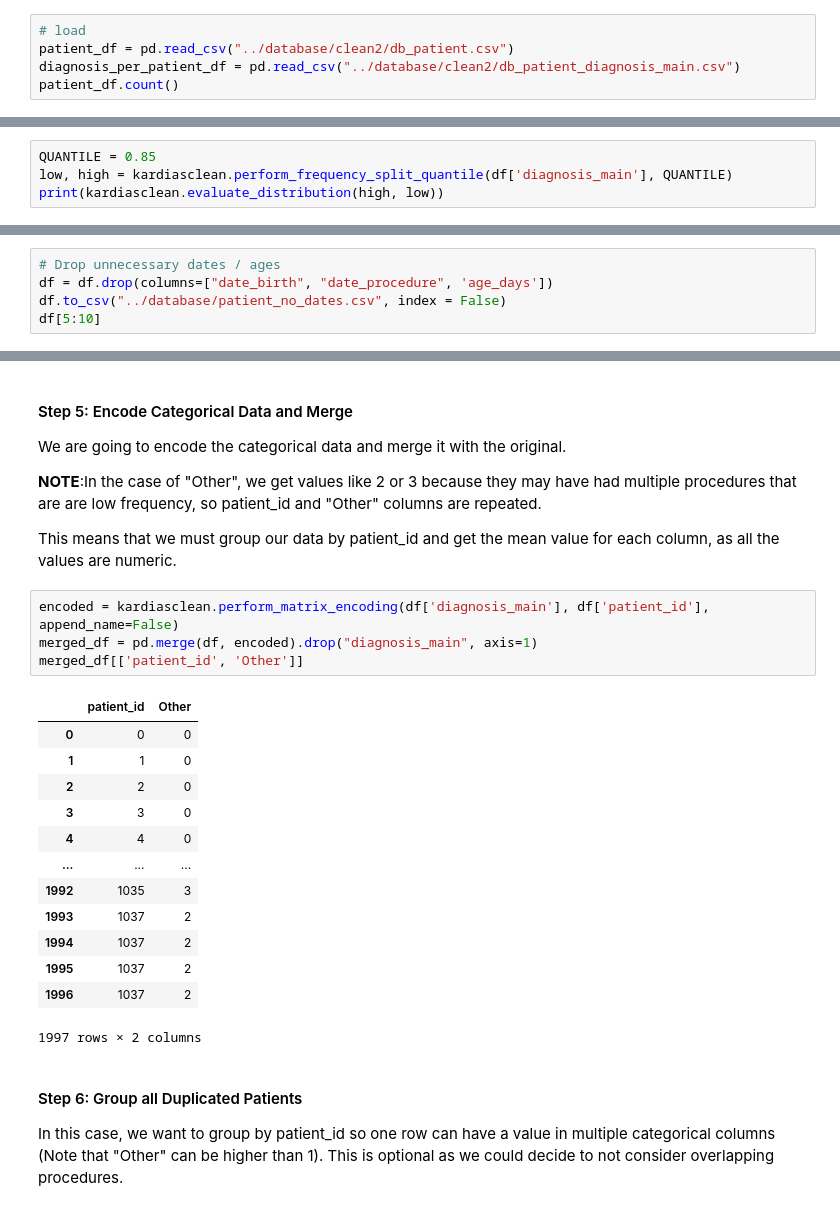
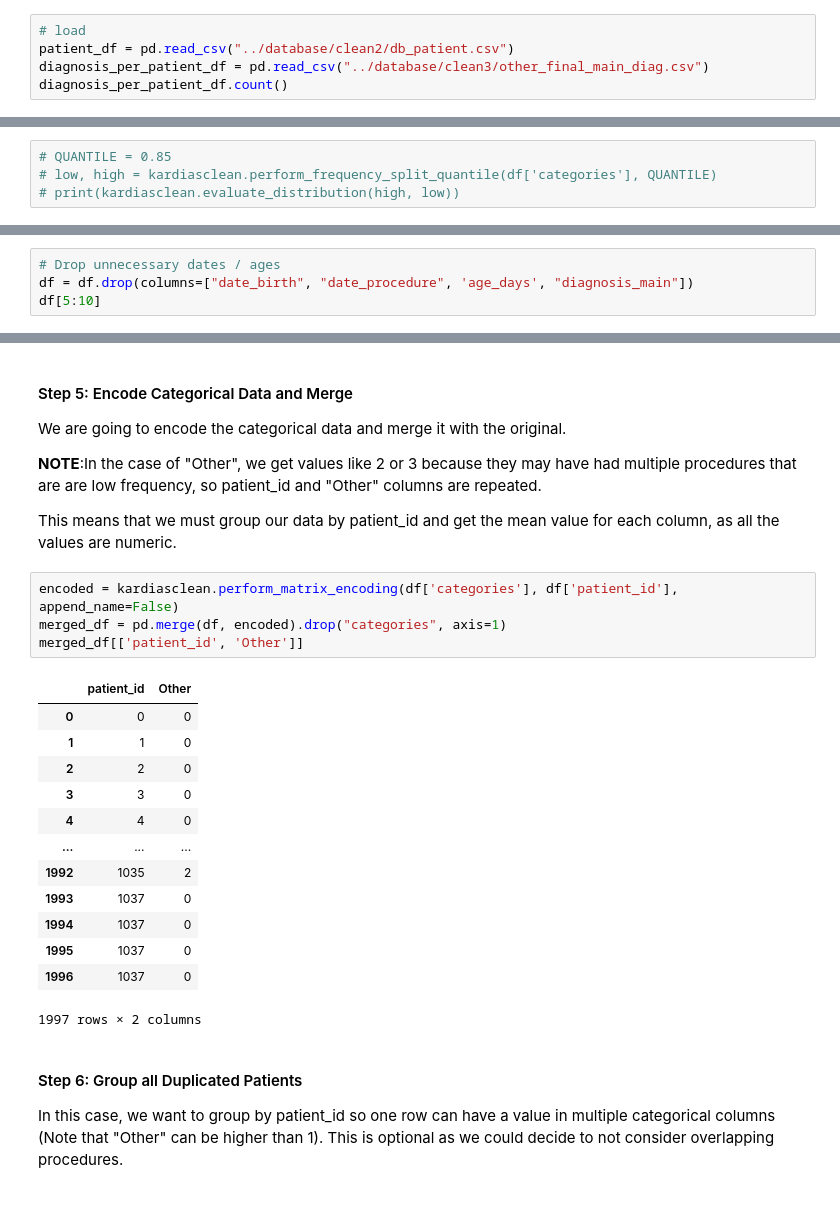
Before and after one commit to DanielaSotoSainz/final_project, a Jupyter notebook: machine_learning/ml_diagnosis_main.ipynb, the cells around one changed output, grey strips where cells are left out. Saved outputs shown, nothing was run; the diff lists cells and outputs as text.

```diff
--- a/machine_learning/ml_diagnosis_main.ipynb
+++ b/machine_learning/ml_diagnosis_main.ipynb
@@ -18,6 +18,6 @@ from sklearn.model_selection import train_test_split
 # %%
 # load
 patient_df = pd.read_csv("../database/clean2/db_patient.csv")
-diagnosis_per_patient_df = pd.read_csv("../database/clean2/db_patient_diagnosis_main.csv")
-patient_df.count()
+diagnosis_per_patient_df = pd.read_csv("../database/clean3/other_final_main_diag.csv")
+diagnosis_per_patient_df.count()
 # %% [output]
@@ -78,6 +71,6 @@ Index(['patient_id', 'gender', 'age_days', 'weight_kg', 'height_cm',
 
 We can play with the QUANTILE variable to find a good signal to noise ratio (assuming that the low frequency values can add noise to the model). This is only so we can get an idea of how much data is binned in the next step.
 # %%
-QUANTILE = 0.85
-low, high = kardiasclean.perform_frequency_split_quantile(df['diagnosis_main'], QUANTILE)
-print(kardiasclean.evaluate_distribution(high, low))
+# QUANTILE = 0.85
+# low, high = kardiasclean.perform_frequency_split_quantile(df['categories'], QUANTILE)
+# print(kardiasclean.evaluate_distribution(high, low))
@@ -137,7 +115,6 @@ df[0:5][['age_days', 'date_delta']]
 [figure]
 # %%
 # Drop unnecessary dates / ages
-df = df.drop(columns=["date_birth", "date_procedure", 'age_days'])
-df.to_csv("../database/patient_no_dates.csv", index = False)
+df = df.drop(columns=["date_birth", "date_procedure", 'age_days', "diagnosis_main"])
 df[5:10]
 # %% [output]
@@ -156,22 +133,22 @@ We are going to encode the categorical data and merge it with the original.
 
 This means that we must group our data by patient_id and get the mean value for each column, as all the values are numeric.
 # %%
-encoded = kardiasclean.perform_matrix_encoding(df['diagnosis_main'], df['patient_id'], append_name=False)
-merged_df = pd.merge(df, encoded).drop("diagnosis_main", axis=1)
+encoded = kardiasclean.perform_matrix_encoding(df['categories'], df['patient_id'], append_name=False)
+merged_df = pd.merge(df, encoded).drop("categories", axis=1)
 merged_df[['patient_id', 'Other']]
 # %% [output]
 |  | patient_id | Other |
 | 0 | 0 | 0 |
 | 1 | 1 | 0 |
 | 2 | 2 | 0 |
 | 3 | 3 | 0 |
 | 4 | 4 | 0 |
 | ... | ... | ... |
-| 1992 | 1035 | 3 |
-| 1993 | 1037 | 2 |
-| 1994 | 1037 | 2 |
-| 1995 | 1037 | 2 |
-| 1996 | 1037 | 2 |
+| 1992 | 1035 | 2 |
+| 1993 | 1037 | 0 |
+| 1994 | 1037 | 0 |
+| 1995 | 1037 | 0 |
+| 1996 | 1037 | 0 |
 1997 rows × 2 columns
 # %% [markdown]
 #### Step 6: Group all Duplicated Patients
```
Also changed, not shown: parts of 16 cells of this notebook.
